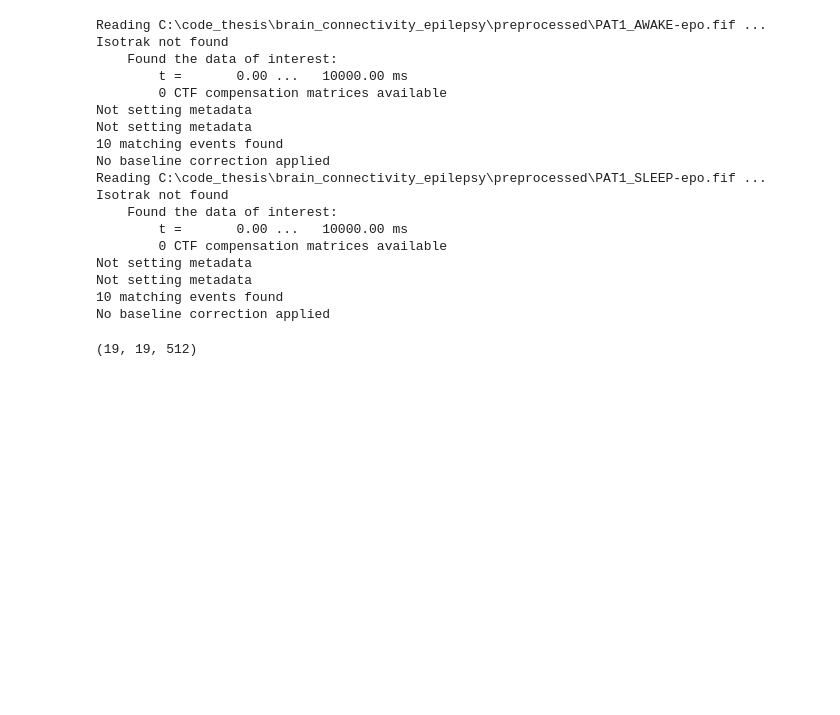
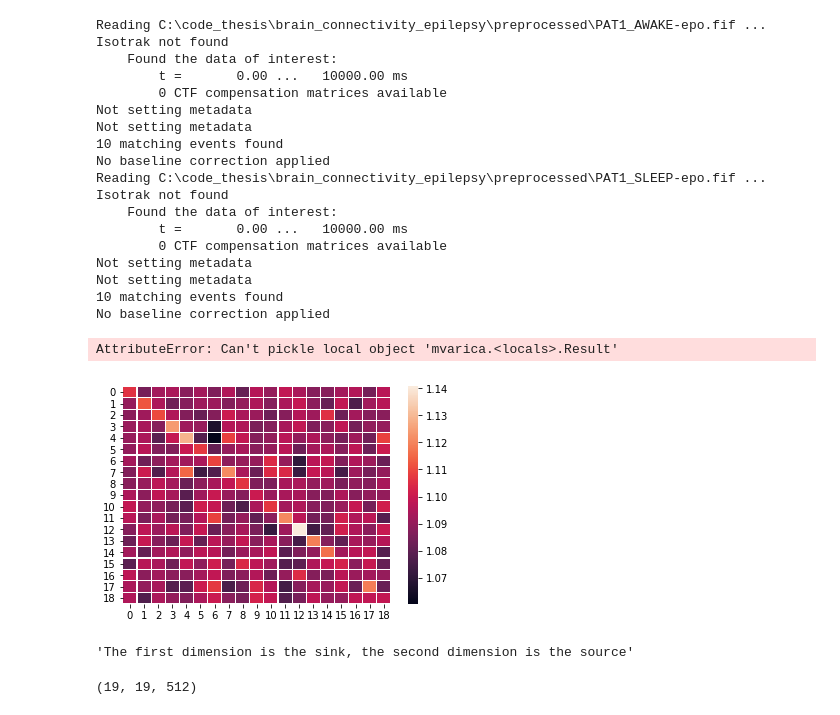
Before and after one commit to igor-casatti/brain_connectivity_epilepsy, a Jupyter notebook: Untitled.ipynb, the cells around one changed output. Drawn from its saved outputs; the diff is of its cells as text; code cells hidden in the pictures; blank space fills up the shorter version.

```diff
--- a/Untitled.ipynb
+++ b/Untitled.ipynb
@@ -49,4 +44,23 @@ cm = ws.get_connectivity('dDTF')
-# %%
-np.shape(cm)
-# %% [output]
-(19, 19, 512)
+# %%
+myConn = cnegg.EEGConnection(a)
+# %%
+myConn.fit_MVAR_on_epochs()
+# %%
+QWERTY = myConn.integrated_measure_epochs('PDC', nfft=512, frequency_band=[0, 5])
+# %%
+pickle.dump(myConn, open( "save.p", "wb" ))
+# %% [output]
+AttributeError: Can't pickle local object 'mvarica.<locals>.Result'
+# %%
+import numpy as np
+import seaborn as sns
+import matplotlib.pylab as plt
+
+ax = sns.heatmap(QWERTY, linewidth=0.1)
+plt.show()
+# %% [output]
+[figure, added]
+# %%
+"""The first dimension is the sink, the second dimension is the source"""
+# %% [output]
+'The first dimension is the sink, the second dimension is the source'
@@ -53,2 +72,7 @@ np.shape(cm)
+# %%
+cm_1 = conn.PDC()
+np.shape(cm_1)
+# %% [output]
+(19, 19, 512)
 # %%
 x = np.linspace(0, sampling_frequency/2, 512)
```
Also changed, not shown: parts of 18 cells of this notebook, 2 other files.
